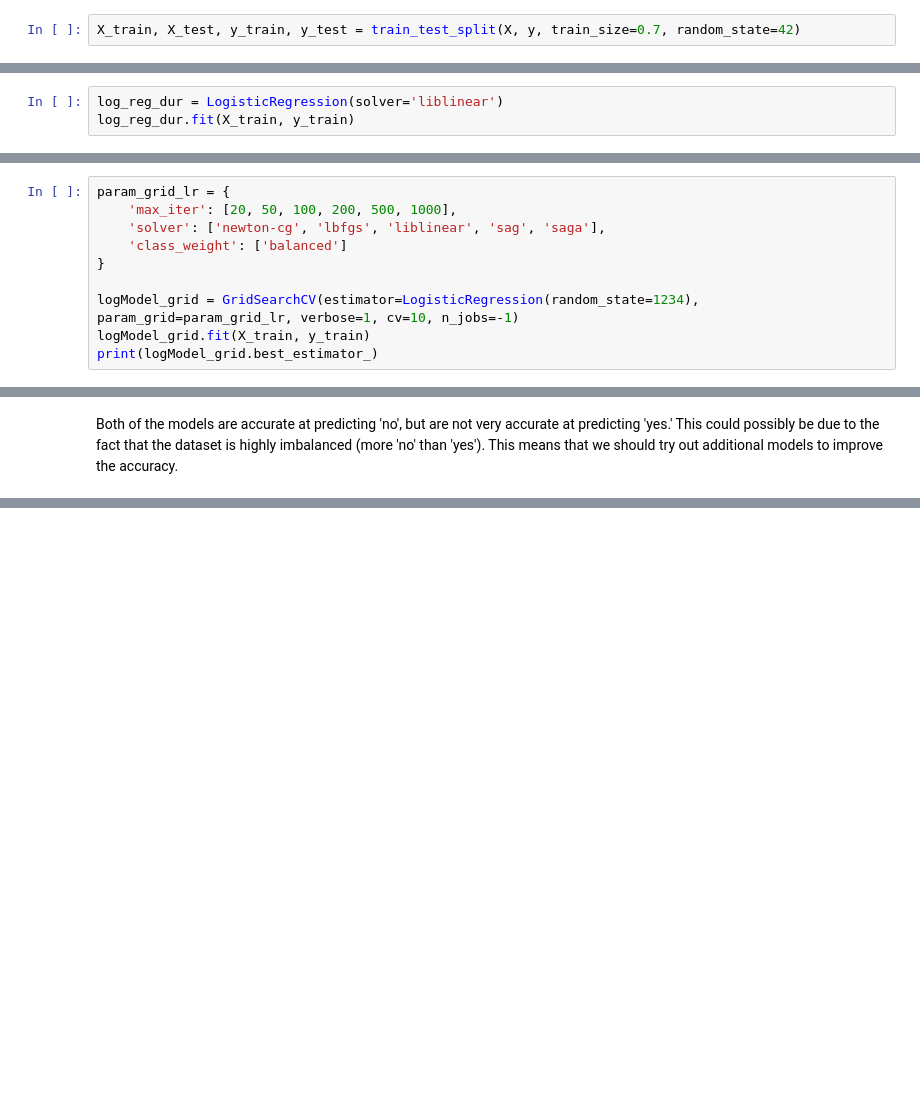
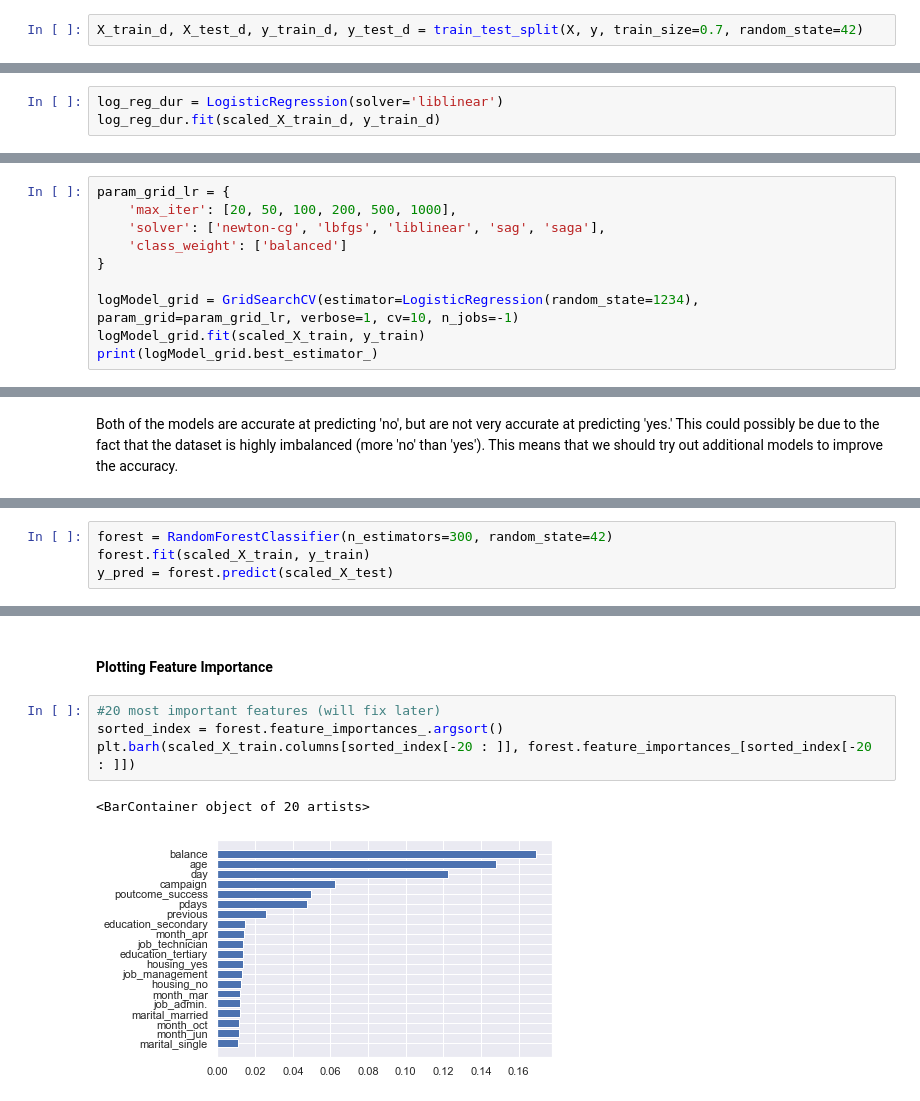
Before and after one commit to janecondon/Bank-Marketing-Campaign-Project, a Jupyter notebook: Bank Marketing Campaign Project.ipynb, the cells around one changed output, grey strips where cells are left out. Cells and saved outputs as stored; diff of their text form; blank space fills up the shorter version.

Commit message:
Update Bank Marketing Campaign Project.ipynb
Added additional classification models, accuracy is pretty low for all
of them though so they may need to be improved.

```diff
--- a/Bank Marketing Campaign Project.ipynb
+++ b/Bank Marketing Campaign Project.ipynb
@@ -368,2 +395,2 @@ weighted avg       0.87      0.89      0.86     13564
 # %%
-X_train, X_test, y_train, y_test = train_test_split(X, y, train_size=0.7, random_state=42)
+X_train_d, X_test_d, y_train_d, y_test_d = train_test_split(X, y, train_size=0.7, random_state=42)
@@ -370,6 +409,6 @@ X_train, X_test, y_train, y_test = train_test_split(X, y, train_size=0.7, random
 # %%
 log_reg_dur = LogisticRegression(solver='liblinear')
-log_reg_dur.fit(X_train, y_train)
+log_reg_dur.fit(scaled_X_train_d, y_train_d)
 # %% [output]
 LogisticRegression(solver='liblinear')
 # %%
@@ -412,7 +451,7 @@ param_grid_lr = {
 }
 
 logModel_grid = GridSearchCV(estimator=LogisticRegression(random_state=1234), param_grid=param_grid_lr, verbose=1, cv=10, n_jobs=-1)
-logModel_grid.fit(X_train, y_train)
+logModel_grid.fit(scaled_X_train, y_train)
 print(logModel_grid.best_estimator_)
 # %% [output]
 Fitting 10 folds for each of 30 candidates, totalling 300 fits
@@ -453,0 +494,4 @@ Both of the models are accurate at predicting 'no', but are not very accurate at
+# %%
+forest = RandomForestClassifier(n_estimators=300, random_state=42)
+forest.fit(scaled_X_train, y_train)
+y_pred = forest.predict(scaled_X_test)
@@ -453,0 +523,9 @@ Both of the models are accurate at predicting 'no', but are not very accurate at
+# %% [markdown]
+#### Plotting Feature Importance
+# %%
+#20 most important features (will fix later)
+sorted_index = forest.feature_importances_.argsort()
+plt.barh(scaled_X_train.columns[sorted_index[-20 : ]], forest.feature_importances_[sorted_index[-20 : ]])
+# %% [output]
+<BarContainer object of 20 artists>
+[figure, added]
```
Also changed, not shown: parts of 102 cells of this notebook.
